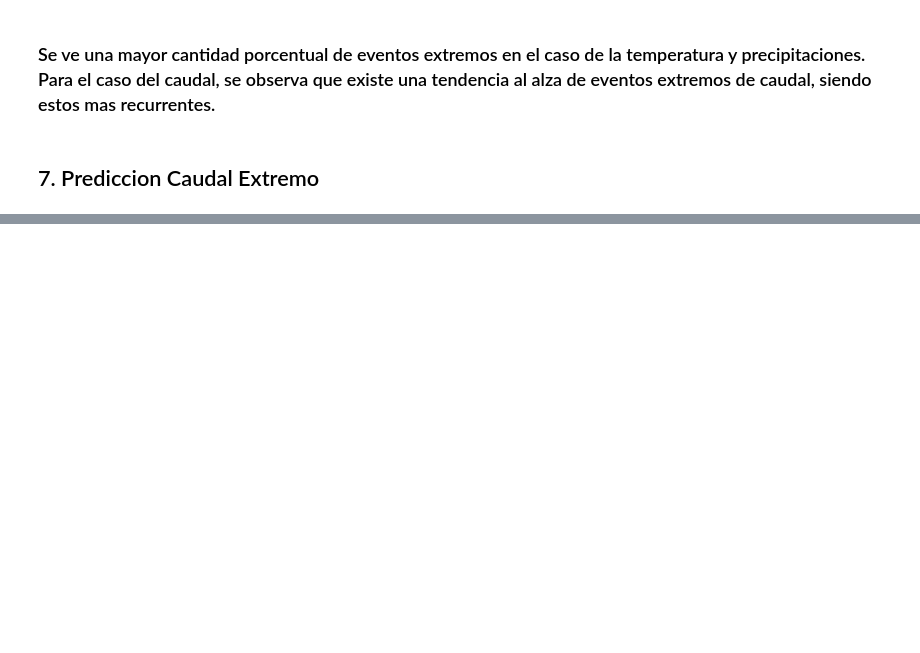
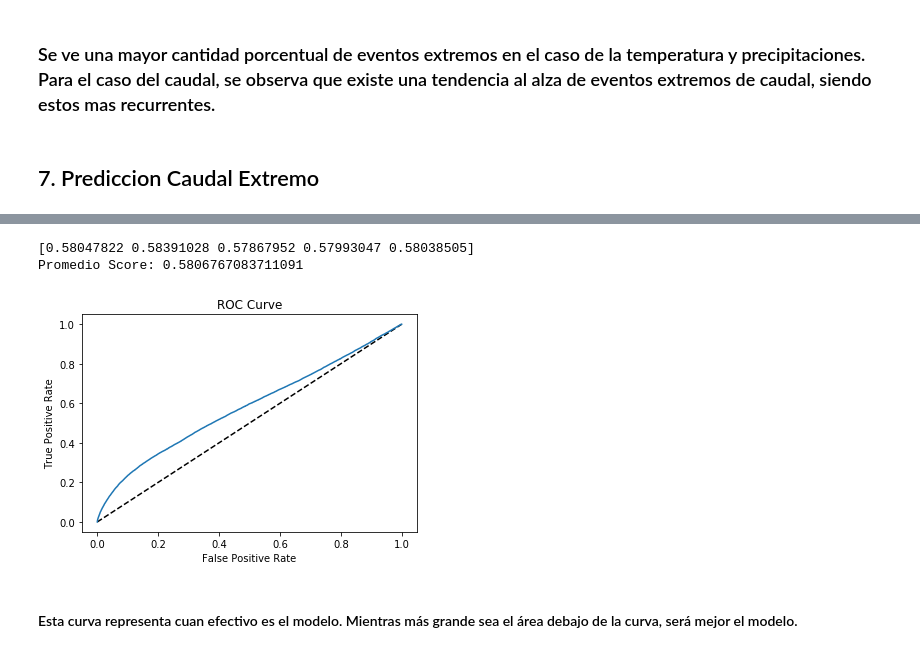
Before and after one commit to sebaturri/desafio, a Jupyter notebook: Desafio_Spike.ipynb, the cells around one changed output, grey strips where cells are left out. Saved outputs shown, nothing was run; the diff lists cells and outputs as text; code cells hidden in the pictures; blank space fills up the shorter version.

```diff
--- a/Desafio_Spike.ipynb
+++ b/Desafio_Spike.ipynb
@@ -334,0 +394,5 @@ df_con_var_extremos_corto.head()
+# %%
+df_scaled=scale.fit_transform(df_sin_null[['precip_promedio','temp_max_promedio']])
+# %%
+df_scaled_2 = pd.DataFrame(df_scaled,columns=['precip_promedio','temp_max_promedio'])
+df_scaled_2.head()
@@ -334,0 +406,29 @@ df_con_var_extremos_corto.head()
+# %%
+df_standardize = df_scaled_2.join(df_para_scale)
+y = df_standardize['caudal_extremo'].values
+X = df_standardize.drop(['caudal_extremo','fecha'], axis=1).values
+X_train, X_test, y_train, y_test = train_test_split(X, y, test_size = 0.3, random_state=42)
+# %%
+# Validacion Cruzada del modelo.
+
+LogReg2 = LogisticRegression(C=0.00005,solver='lbfgs')
+LogReg2.fit(X=X_train,y=y_train)
+y_pred_prob = LogReg2.predict_proba(X_test)[:,1]
+cv_scores = cross_val_score(LogReg2,X_train,y_train,cv=5,scoring='roc_auc')
+print(cv_scores)
+print("Promedio Score: {}".format(np.average(cv_scores)))
+# %% [output]
+[0.58047822 0.58391028 0.57867952 0.57993047 0.58038505]
+Promedio Score: 0.5806767083711091
+# %%
+fpr, tpr, thresholds = roc_curve(y_test,y_pred_prob)
+plt.plot([0, 1], [0, 1], 'k--')
+plt.plot(fpr, tpr)
+plt.xlabel('False Positive Rate')
+plt.ylabel('True Positive Rate')
+plt.title('ROC Curve')
+plt.show()
+# %% [output]
+[figure, added]
+# %% [markdown]
+#### Esta curva representa cuan efectivo es el modelo. Mientras más grande sea el área debajo de la curva, será mejor el modelo.
```
Also changed, not shown: parts of 26 cells of this notebook.
